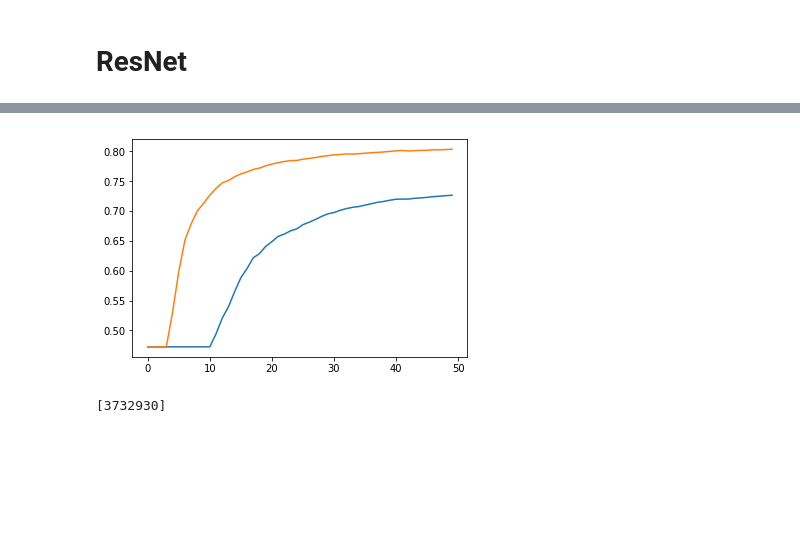
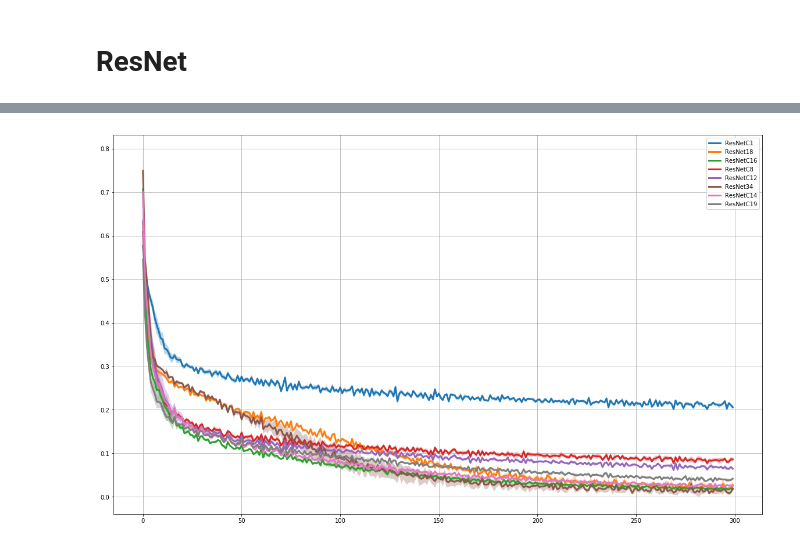
Before and after one commit to analysiscenter/cardio, a Jupyter notebook: research/benchmarks/res_reader.ipynb, the cells around one changed output, grey strips where cells are left out. Cells and saved outputs as stored; diff of their text form; code cells hidden in the pictures; blank space fills up the shorter version.

Commit message:
Updated research notebooks for ResNet&VGG; adding first version of results reader

```diff
--- a/research/benchmarks/res_reader.ipynb
+++ b/research/benchmarks/res_reader.ipynb
@@ -6,5 +8,5 @@ from matplotlib import pyplot as plt
 # %%
 BATCHES = 214
-EPOCH = 500
+EPOCH = 300
 DUMP_FOR = 10
-REPS = 5
+REPS = 3
@@ -68,20 +110,43 @@ for rep in [0,1]:
-# %%
-for rep in range(2):
-    loss = []
-    for it in range(DUMP_FOR, EPOCH+1, DUMP_FOR):
-        try:
-            with open('2ClassicVGGResearch/results/model_VGG16-units_[100, 100, 2]/{}/f_score_{}'.format(rep, BATCHES*it), 'rb') as f:
-                res = pickle.load(f)
-                loss.append(res['f_score'])
-        except FileNotFoundError:
-            loss = loss[:-1]
-            break
-    plt.plot(loss)
-# %% [output]
-[figure, removed]
-# %%
-with open('2ClassicVGGResearch/results/model_VGG16-units_[100, 100, 2]/0/trainable_variables_2', 'rb') as f:
-    res = pickle.load(f)
-res['trainable_variables']
-# %% [output]
-[3732930]
+# %%
+paths = {
+        'ResNet18': 'ClassicResNetResearch_500ep/results/layout_cnacna-model_ResNet18/{}/{}_{}',
+        'ResNet34': 'ClassicResNetResearch_500ep/results/layout_cnacna-model_ResNet34/{}/{}_{}',
+        'ResNetC1': 'CustomResNetResearch_300ep/results/blocks_[1, 1, 1, 1, 1, 1, 1]-filters_[4, 4, 8, 8, 16, 16, 20]-input_filters_8-layout_cna-model_ResNetCustom/{}/{}_{}',
+
+##   'ResNetC2': 'CustomResNetResearch_300ep/results/blocks_[1, 1, 1, 1, 1, 1, 1]-filters_[4, 4, 8, 8, 16, 16, 20]-input_filters_32-layout_cna-model_ResNetCustom/{}/{}_{}',
+##   'ResNetC3': 'CustomResNetResearch_300ep/results/blocks_[1, 1, 1, 1, 1, 1, 1]-filters_[4, 4, 8, 8, 16, 16, 20]-input_filters_8-layout_cnacna-model_ResNetCustom/{}/{}_{}',
+##   'ResNetC4': 'CustomResNetResearch_300ep/results/blocks_[1, 1, 1, 1, 1, 1, 1]-filters_[4, 4, 8, 8, 16, 16, 20]-input_filters_32-layout_cnacna-model_ResNetCustom/{}/{}_{}',
+##   'ResNetC5': 'CustomResNetResearch_300ep/results/blocks_[2, 2, 2, 2, 2, 2, 2]-filters_[4, 4, 8, 8, 16, 16, 20]-input_filters_8-layout_cna-model_ResNetCustom/{}/{}_{}',
+##   'ResNetC6': 'CustomResNetResearch_300ep/results/blocks_[2, 2, 2, 2, 2, 2, 2]-filters_[4, 4, 8, 8, 16, 16, 20]-input_filters_32-layout_cna-model_ResNetCustom/{}/{}_{}',
+##   'ResNetC7': 'CustomResNetResearch_300ep/results/blocks_[2, 2, 2, 2, 2, 2, 2]-filters_[4, 4, 8, 8, 16, 16, 20]-input_filters_8-layout_cnacna-model_ResNetCustom/{}/{}_{}',
+
+        'ResNetC8': 'CustomResNetResearch_300ep/results/blocks_[2, 2, 2, 2, 2, 2, 2]-filters_[4, 4, 8, 8, 16, 16, 20]-input_filters_32-layout_cnacna-model_ResNetCustom/{}/{}_{}',
+##    'ResNetC9': 'CustomResNetResearch_300ep/results/blocks_[2, 3, 4, 5, 4, 3, 2]-filters_[4, 4, 8, 8, 16, 16, 20]-input_filters_8-layout_cna-model_ResNetCustom/{}/{}_{}',
+##    'ResNetC10': 'CustomResNetResearch_300ep/results/blocks_[2, 3, 4, 5, 4, 3, 2]-filters_[4, 4, 8, 8, 16, 16, 20]-input_filters_32-layout_cna-model_ResNetCustom/{}/{}_{}',
+##   'ResNetC11': 'CustomResNetResearch_300ep/results/blocks_[2, 3, 4, 5, 4, 3, 2]-filters_[4, 4, 8, 8, 16, 16, 20]-input_filters_8-layout_cnacna-model_ResNetCustom/{}/{}_{}',
+        'ResNetC12': 'CustomResNetResearch_300ep/results/blocks_[2, 3, 4, 5, 4, 3, 2]-filters_[4, 4, 8, 8, 16, 16, 20]-input_filters_32-layout_cnacna-model_ResNetCustom/{}/{}_{}',
+##    'ResNetC13': 'CustomResNetResearch_300ep/results/blocks_[2, 3, 4, 5, 4, 3, 2]-filters_[4, 8, 16, 32, 64, 128, 256]-input_filters_8-layout_cna-model_ResNetCustom/{}/{}_{}',
+        'ResNetC14': 'CustomResNetResearch_300ep/results/blocks_[2, 3, 4, 5, 4, 3, 2]-filters_[4, 8, 16, 32, 64, 128, 256]-input_filters_32-layout_cna-model_ResNetCustom/{}/{}_{}',
+##    'ResNetC15': 'CustomResNetResearch_300ep/results/blocks_[2, 3, 4, 5, 4, 3, 2]-filters_[4, 8, 16, 32, 64, 128, 256]-input_filters_8-layout_cnacna-model_ResNetCustom/{}/{}_{}',
+        'ResNetC16': 'CustomResNetResearch_300ep/results/blocks_[2, 3, 4, 5, 4, 3, 2]-filters_[4, 8, 16, 32, 64, 128, 256]-input_filters_32-layout_cnacna-model_ResNetCustom/{}/{}_{}',
+##   'ResNetC17': 'CustomResNetResearch_300ep/results/blocks_[1, 1, 1, 1, 1, 1, 1]-filters_[4, 8, 16, 32, 64, 128, 256]-input_filters_8-layout_cna-model_ResNetCustom/{}/{}_{}',
+##   'ResNetC18': 'CustomResNetResearch_300ep/results/blocks_[1, 1, 1, 1, 1, 1, 1]-filters_[4, 8, 16, 32, 64, 128, 256]-input_filters_32-layout_cna-model_ResNetCustom/{}/{}_{}',
+        'ResNetC19': 'CustomResNetResearch_300ep/results/blocks_[1, 1, 1, 1, 1, 1, 1]-filters_[4, 8, 16, 32, 64, 128, 256]-input_filters_8-layout_cnacna-model_ResNetCustom/{}/{}_{}',
+##   'ResNetC20': 'CustomResNetResearch_300ep/results/blocks_[1, 1, 1, 1, 1, 1, 1]-filters_[4, 8, 16, 32, 64, 128, 256]-input_filters_32-layout_cnacna-model_ResNetCustom/{}/{}_{}',
+##   'ResNetC21': 'CustomResNetResearch_300ep/results/blocks_[2, 2, 2, 2, 2, 2, 2]-filters_[4, 8, 16, 32, 64, 128, 256]-input_filters_8-layout_cna-model_ResNetCustom/{}/{}_{}',
+##   'ResNetC22': 'CustomResNetResearch_300ep/results/blocks_[2, 2, 2, 2, 2, 2, 2]-filters_[4, 8, 16, 32, 64, 128, 256]-input_filters_32-layout_cna-model_ResNetCustom/{}/{}_{}',
+##   'ResNetC23': 'CustomResNetResearch_300ep/results/blocks_[2, 2, 2, 2, 2, 2, 2]-filters_[4, 8, 16, 32, 64, 128, 256]-input_filters_8-layout_cnacna-model_ResNetCustom/{}/{}_{}',
+##  'ResNetC24': 'CustomResNetResearch_300ep/results/blocks_[2, 2, 2, 2, 2, 2, 2]-filters_[4, 8, 16, 32, 64, 128, 256]-input_filters_32-layout_cnacna-model_ResNetCustom/{}/{}_{}',
+
+#    'VGG16': 'ClassicVGGResearch/results/arch_[(2, 0, 64, 1), (2, 0, 128, 1), (4, 0, 256, 1), (4, 0, 512, 1), (4, 0, 512, 1)]-head_units_[100, 100, 2]-model_VGG/{}/{}_{}',
+#    'VGG19': 'ClassicVGGResearch/results/arch_[(2, 0, 64, 1), (2, 0, 128, 1), (2, 1, 256, 1), (2, 1, 512, 1), (2, 1, 512, 1)]-head_units_[100, 100, 2]-model_VGG/{}/{}_{}',
+#    'VGGC1': 'CustomVGGResearch/results/arch_[(1, 0, 4, 1), (1, 0, 8, 1), (1, 0, 8, 1), (1, 0, 16, 1), (1, 0, 16, 1), (1, 0, 20, 1), (1, 0, 20, 1)]-head_units_[100, 100, 2]-model_VGG/{}/{}_{}',
+#    'VGGC2': 'CustomVGGResearch/results/arch_[(2, 0, 4, 1), (2, 0, 8, 1), (2, 0, 16, 1), (2, 0, 32, 1), (2, 0, 64, 1), (2, 0, 128, 1), (2, 0, 256, 1)]-head_units_[100, 100, 2]-model_VGG//{}/{}_{}',
+#    'VGGC3': 'CustomVGGResearch/results/arch_[(2, 0, 4, 1), (2, 0, 8, 1), (2, 0, 16, 1), (2, 0, 32, 1), (2, 1, 64, 1), (2, 1, 128, 1), (2, 1, 256, 1)]-head_units_[100, 100, 2]-model_VGG//{}/{}_{}',
+}
+# %%
+losses = [get_loss(val) for val in paths.values()]
+# %%
+plot_interval(losses, paths.keys())
+# %% [output]
+[figure, added]
```
Also changed, not shown: parts of 11 cells of this notebook, 2 other files.
